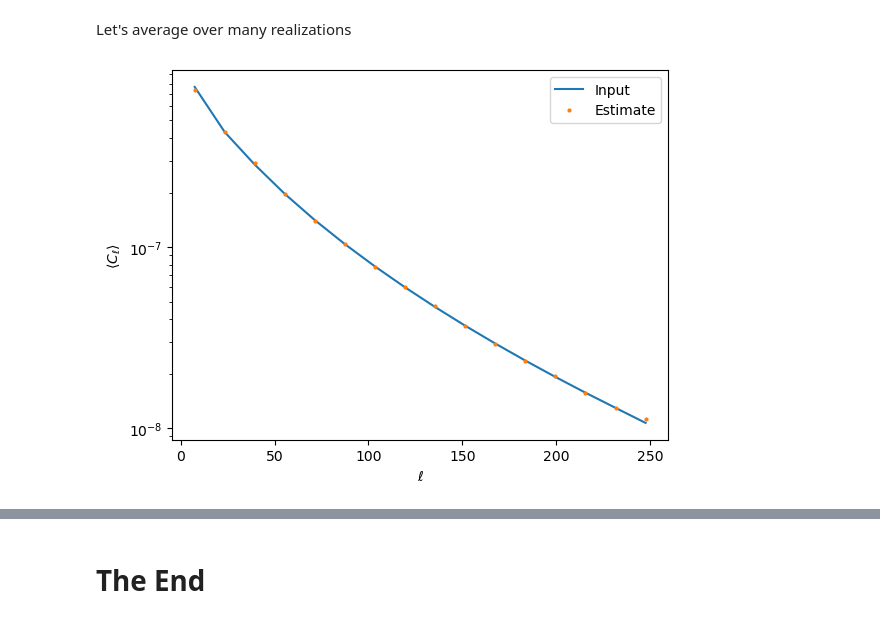
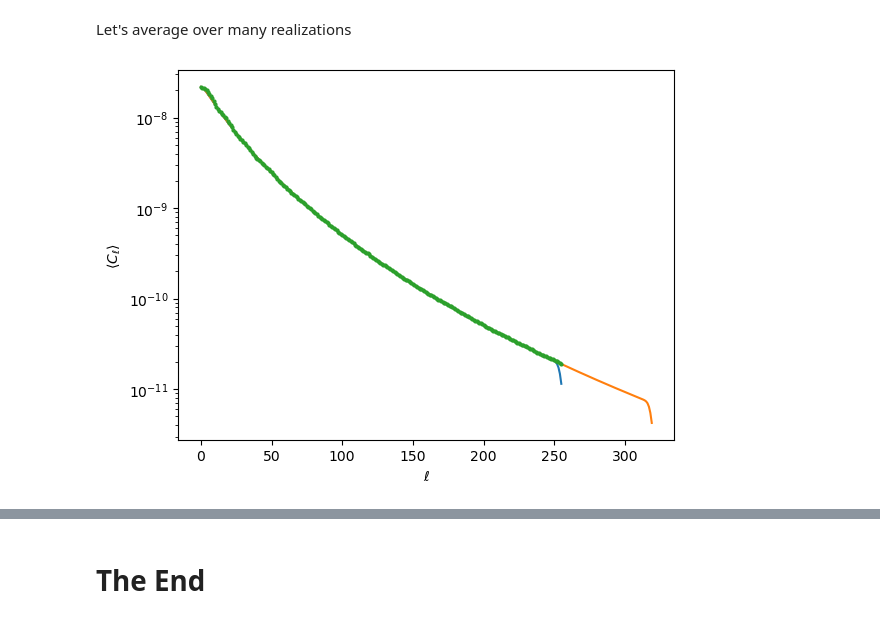
Before and after one commit to martinjameswhite/directsht, a Jupyter notebook: notebooks/mode_coupling_mat.ipynb, the cells around one changed output, grey strips where cells are left out. Saved outputs shown, nothing was run; the diff lists cells and outputs as text; code cells hidden in the pictures.

```diff
--- a/notebooks/mode_coupling_mat.ipynb
+++ b/notebooks/mode_coupling_mat.ipynb
@@ -96,25 +109,34 @@ plt.xlim([0,binned_ells[-1]+50])
 # %% [markdown]
 Let's average over many realizations
 # %%
-Nmc = 500
+Nmc = 250
 #
 Cb_array = np.zeros( (Nmc,Cb_decoupled.size) )
+Cl_array = np.zeros( (Nmc,Nl) )
 #
 for i in range(Nmc):
     kmap = hp.synfast(clkk,nside=nside)
     cl   = hp.anafast(mask*kmap,lmax=lmax)
-    binned_ells, pseudo_Cb = MD(cl,NperBin)
+    binned_ells, pseudo_Cb = MD(cl,bins)
+    Cl_array[i,:] = cl
     Cb_array[i,:] = pseudo_Cb
+avg_Cl           = np.mean(Cl_array,axis=0)
+err_Cl           = np.std( Cl_array,axis=0)/np.sqrt(Nmc-1.0)
 avg_Cb_decoupled = np.mean(Cb_array,axis=0)
 err_Cb_decoupled = np.std( Cb_array,axis=0)/np.sqrt(Nmc-1.0)
-#
-plt.plot(binned_ells, convolved_theory_cl, label='Input')
-plt.plot(binned_ells, avg_Cb_decoupled, label='Estimate', ls='', marker='o', markersize=2)
-plt.yscale('log')
-plt.legend()
-#
-plt.xlabel(r'$\ell$')
-plt.ylabel(r'$\langle C_\ell \rangle$')
-plt.show()
-# %% [output]
-[figure, removed]
+# %%
+# Theory prediction for the un-corrected anafast mean.
+thy = np.dot(MD.Mll,clkk[:Nl])
+plt.plot(np.arange(Nl),thy,'-',color='C0')
+# extended to higher ell using a larger mask-deconvolution instance
+thy2 = np.dot(MD2.Mll,clkk[:MD2.lmax+1])
+plt.plot(np.arange(MD2.lmax+1),thy2,'-',color='C1')
+# compared to the measured value.
+plt.plot(np.arange(Nl),avg_Cl,ls='',marker='o',markersize=2,color='C2')
+plt.yscale('log')
+#
+plt.xlabel(r'$\ell$')
+plt.ylabel(r'$\langle C_\ell \rangle$')
+plt.show()
+# %% [output]
+[figure, added]
```
Also changed, not shown: parts of 11 cells of this notebook.
